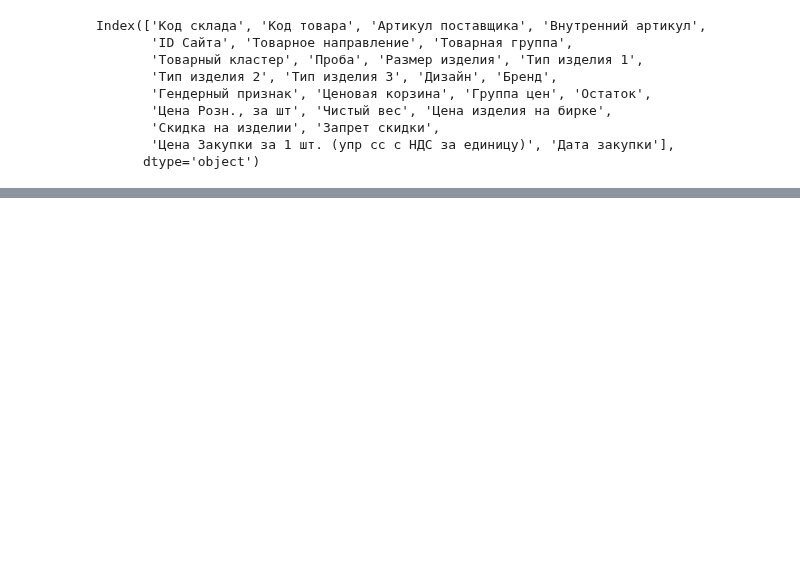
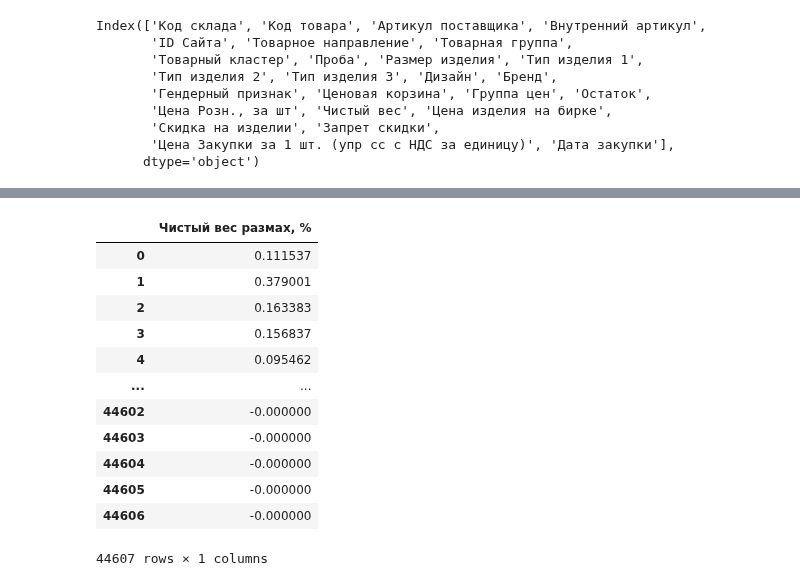
Before and after one commit to sergey-trenkin/notebooks, a Jupyter notebook: pricecheck/pricecheck.ipynb, the cells around one changed output, grey strips where cells are left out. Cells and saved outputs as stored; diff of their text form; code cells hidden in the pictures; blank space fills up the shorter version.

```diff
--- a/pricecheck/pricecheck.ipynb
+++ b/pricecheck/pricecheck.ipynb
@@ -351,4 +359,4 @@ df['Новая закупка (с 01.01.2023)'] = np.where(
     df['Дата закупки'] >= pd.to_datetime('2023-01-01', dayfirst=True, format='mixed'), 1, 0
 )
 # %%
-data = df.groupby(by = 'Код товара', as_index=False)[['Старая закупка (до 31.12.2022)', 'Новая закупка (с 01.01.2023)']].sum()
+data = df.groupby(by = 'ID Сайта', as_index=False)[['Старая закупка (до 31.12.2022)', 'Новая закупка (с 01.01.2023)']].sum()
@@ -370,14 +366,14 @@ data['Дата закупки'] = np.where(
     np.where(
         (data['Новая закупка (с 01.01.2023)'] > 0) & (data['Старая закупка (до 31.12.2022)'] == 0), 'Новые',
         np.where(
-            (data['Новая закупка (с 01.01.2023)'] == 0) & (data['Старая закупка (до 31.12.2022)'] > 0), 'Старые', 'Нет информации о дате'
+            (data['Новая закупка (с 01.01.2023)'] == 0) & (data['Старая закупка (до 31.12.2022)'] > 0), 'Старые', 'Старые'
         )
     )
 )
 # %%
 data = data.drop(columns=['Старая закупка (до 31.12.2022)', 'Новая закупка (с 01.01.2023)'])
 # %%
-result = result.merge(data, how='left', on='Код товара')
+result = result.merge(data, how='left', on='ID Сайта')
 # %%
 result = result.drop(columns=['Дата закупки_x'])
 # %%
@@ -389,8 +385,8 @@ result.columns = ['Код склада', 'Код товара', 'Артикул
     'Цена Розн., за шт', 'Чистый вес', 'Цена изделия на бирке',
     'Скидка на изделии', 'Запрет скидки',
     'Цена Закупки за 1 шт. (упр сс с НДС за единицу)', 'Опубликован',
-    'Ссылка на изображение', 'Остаток', 'Количество продаж 14.03-11.06',
-    'Сумма продаж 14.03-11.06', 'Чистый вес макс', 'Чистый вес медиана',
+    'Ссылка на изображение', 'Остаток', 'Количество продаж 14.03-19.06',
+    'Сумма продаж 14.03-19.06', 'Чистый вес макс', 'Чистый вес медиана',
     'Чистый вес мин', 'Чистый вес размах, %', 'Цена изделия на бирке макс',
     'Цена изделия на бирке медиана', 'Цена изделия на бирке мин',
     'Базовая скидка макс', 'Базовая скидка мин', 'Цена со скидками макс',
@@ -402,6 +398,22 @@ result.columns = ['Код склада', 'Код товара', 'Артикул
     'Цена за грамм макс', 'Цена за грамм медиана', 'Цена за грамм мин',
     'Количество с запрещенной скидкой', 'Количество с разрешенной скидкой',
     'Дата закупки']
+# %%
+result[['Чистый вес размах, %']]
+# %% [output]
+|  | Чистый вес размах, % |
+| 0 | 0.111537 |
+| 1 | 0.379001 |
+| 2 | 0.163383 |
+| 3 | 0.156837 |
+| 4 | 0.095462 |
+| ... | ... |
+| 44602 | -0.000000 |
+| 44603 | -0.000000 |
+| 44604 | -0.000000 |
+| 44605 | -0.000000 |
+| 44606 | -0.000000 |
+44607 rows × 1 columns
 # %%
 result['Размах по весу'] = np.where(
     result['Чистый вес размах, %'] >= 0.3, '3. Большой размах (>30%)',
```
Also changed, not shown: parts of 64 cells of this notebook, 2 other files.
